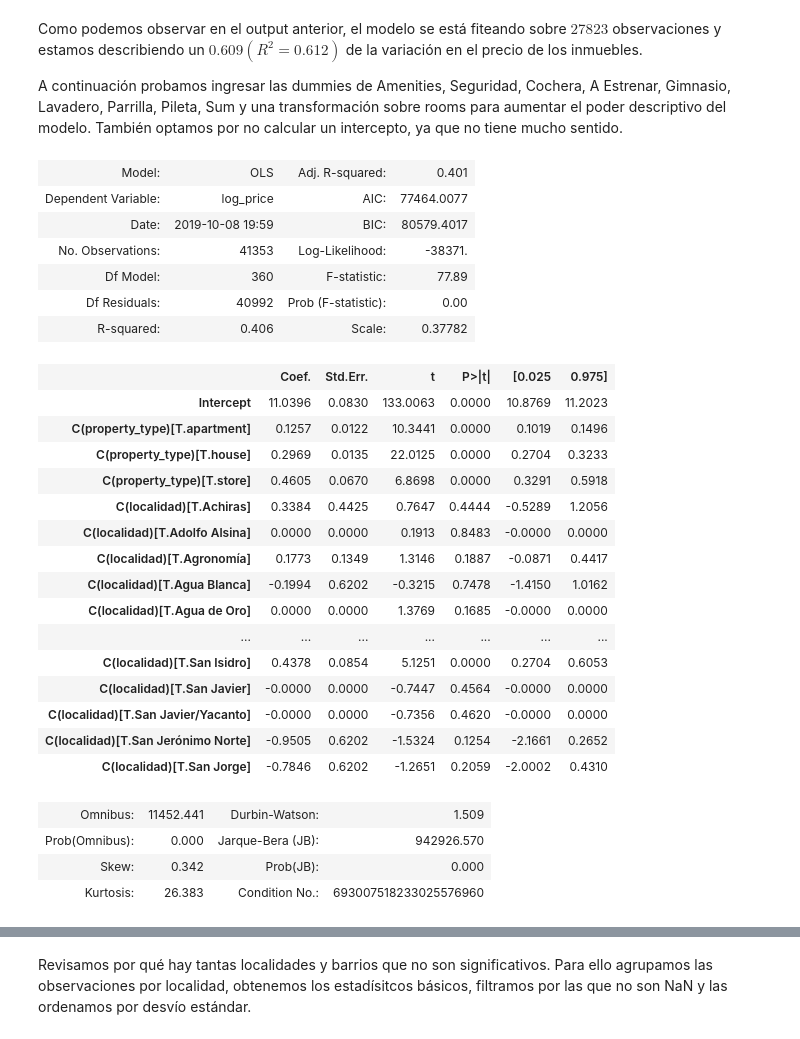
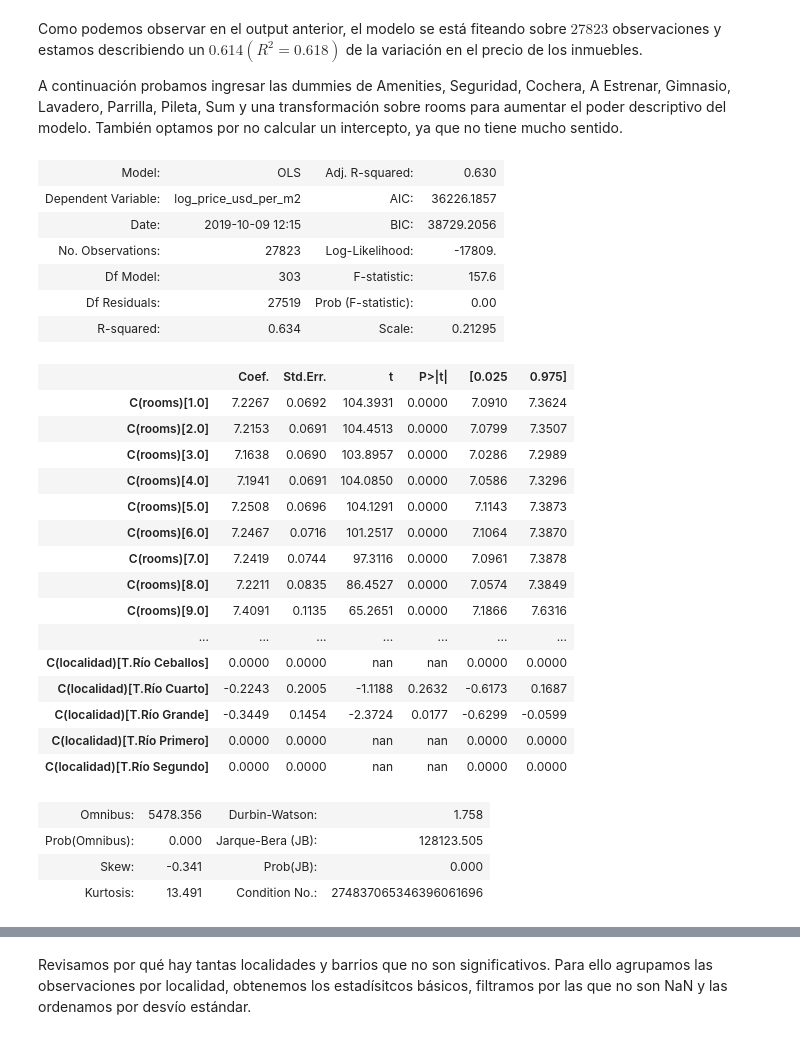
Before and after one commit to francodegio/DigitalHouse, a Jupyter notebook: Desafío 2 - Properati.ipynb, the cells around one changed output, grey strips where cells are left out. Saved outputs shown, nothing was run; the diff lists cells and outputs as text; code cells hidden in the pictures.

```diff
--- a/Desafío 2 - Properati.ipynb
+++ b/Desafío 2 - Properati.ipynb
@@ -96,37 +75,39 @@ model_base.fit().summary2()
 | Skew: | -0.398 | Prob(JB): | 0.000 |
 | Kurtosis: | 13.258 | Condition No.: | 387746840649198272512 |
 # %% [markdown]
-Como podemos observar en el output anterior, el modelo se está fiteando sobre $27823$ observaciones y estamos describiendo un $0.609 (R^2=0.612)$ de la variación en el precio de los inmuebles.
+Como podemos observar en el output anterior, el modelo se está fiteando sobre $27823$ observaciones y estamos describiendo un $0.614 (R^2=0.618)$ de la variación en el precio de los inmuebles.
 
 A continuación probamos ingresar las dummies de Amenities, Seguridad, Cochera, A Estrenar, Gimnasio, Lavadero, Parrilla, Pileta, Sum y una transformación sobre rooms para aumentar el poder descriptivo del modelo. También optamos por no calcular un intercepto, ya que no tiene mucho sentido.
 # %%
-model_base = smf.ols('log_price ~ rooms + surface_total_in_m2 +surface_covered_in_m2 + C(property_type) + C(localidad)', data=df)
-model_base.fit().summary2()
+model_base_mod =  smf.ols('log_price_usd_per_m2 ~ C(rooms)  + surface_total_in_m2 + \
+                            surface_covered_in_m2 + C(property_type) + C(localidad) + Seguridad + \
+                            Amenities + Cochera + Estrenar + Gimnasio + Lavadero + Parrilla + Pileta + SUM -1', data=df)
+model_base_mod.fit().summary2()
 # %% [output]
-| Model: | OLS | Adj. R-squared: | 0.401 |
-| Dependent Variable: | log_price | AIC: | 77464.0077 |
-| Date: | 2019-10-08 19:59 | BIC: | 80579.4017 |
-| No. Observations: | 41353 | Log-Likelihood: | -38371. |
-| Df Model: | 360 | F-statistic: | 77.89 |
-| Df Residuals: | 40992 | Prob (F-statistic): | 0.00 |
-| R-squared: | 0.406 | Scale: | 0.37782 |
+| Model: | OLS | Adj. R-squared: | 0.630 |
+| Dependent Variable: | log_price_usd_per_m2 | AIC: | 36226.1857 |
+| Date: | 2019-10-09 12:15 | BIC: | 38729.2056 |
+| No. Observations: | 27823 | Log-Likelihood: | -17809. |
+| Df Model: | 303 | F-statistic: | 157.6 |
+| Df Residuals: | 27519 | Prob (F-statistic): | 0.00 |
+| R-squared: | 0.634 | Scale: | 0.21295 |
 |  | Coef. | Std.Err. | t | P>|t| | [0.025 | 0.975] |
-| Intercept | 11.0396 | 0.0830 | 133.0063 | 0.0000 | 10.8769 | 11.2023 |
-| C(property_type)[T.apartment] | 0.1257 | 0.0122 | 10.3441 | 0.0000 | 0.1019 | 0.1496 |
-| C(property_type)[T.house] | 0.2969 | 0.0135 | 22.0125 | 0.0000 | 0.2704 | 0.3233 |
-| C(property_type)[T.store] | 0.4605 | 0.0670 | 6.8698 | 0.0000 | 0.3291 | 0.5918 |
-| C(localidad)[T.Achiras] | 0.3384 | 0.4425 | 0.7647 | 0.4444 | -0.5289 | 1.2056 |
-| C(localidad)[T.Adolfo Alsina] | 0.0000 | 0.0000 | 0.1913 | 0.8483 | -0.0000 | 0.0000 |
-| C(localidad)[T.Agronomía] | 0.1773 | 0.1349 | 1.3146 | 0.1887 | -0.0871 | 0.4417 |
-| C(localidad)[T.Agua Blanca] | -0.1994 | 0.6202 | -0.3215 | 0.7478 | -1.4150 | 1.0162 |
-| C(localidad)[T.Agua de Oro] | 0.0000 | 0.0000 | 1.3769 | 0.1685 | -0.0000 | 0.0000 |
+| C(rooms)[1.0] | 7.2267 | 0.0692 | 104.3931 | 0.0000 | 7.0910 | 7.3624 |
+| C(rooms)[2.0] | 7.2153 | 0.0691 | 104.4513 | 0.0000 | 7.0799 | 7.3507 |
+| C(rooms)[3.0] | 7.1638 | 0.0690 | 103.8957 | 0.0000 | 7.0286 | 7.2989 |
+| C(rooms)[4.0] | 7.1941 | 0.0691 | 104.0850 | 0.0000 | 7.0586 | 7.3296 |
+| C(rooms)[5.0] | 7.2508 | 0.0696 | 104.1291 | 0.0000 | 7.1143 | 7.3873 |
+| C(rooms)[6.0] | 7.2467 | 0.0716 | 101.2517 | 0.0000 | 7.1064 | 7.3870 |
+| C(rooms)[7.0] | 7.2419 | 0.0744 | 97.3116 | 0.0000 | 7.0961 | 7.3878 |
+| C(rooms)[8.0] | 7.2211 | 0.0835 | 86.4527 | 0.0000 | 7.0574 | 7.3849 |
+| C(rooms)[9.0] | 7.4091 | 0.1135 | 65.2651 | 0.0000 | 7.1866 | 7.6316 |
 | ... | ... | ... | ... | ... | ... | ... |
-| C(localidad)[T.San Isidro] | 0.4378 | 0.0854 | 5.1251 | 0.0000 | 0.2704 | 0.6053 |
-| C(localidad)[T.San Javier] | -0.0000 | 0.0000 | -0.7447 | 0.4564 | -0.0000 | 0.0000 |
-| C(localidad)[T.San Javier/Yacanto] | -0.0000 | 0.0000 | -0.7356 | 0.4620 | -0.0000 | 0.0000 |
-| C(localidad)[T.San Jerónimo Norte] | -0.9505 | 0.6202 | -1.5324 | 0.1254 | -2.1661 | 0.2652 |
-| C(localidad)[T.San Jorge] | -0.7846 | 0.6202 | -1.2651 | 0.2059 | -2.0002 | 0.4310 |
+| C(localidad)[T.Río Ceballos] | 0.0000 | 0.0000 | nan | nan | 0.0000 | 0.0000 |
+| C(localidad)[T.Río Cuarto] | -0.2243 | 0.2005 | -1.1188 | 0.2632 | -0.6173 | 0.1687 |
+| C(localidad)[T.Río Grande] | -0.3449 | 0.1454 | -2.3724 | 0.0177 | -0.6299 | -0.0599 |
+| C(localidad)[T.Río Primero] | 0.0000 | 0.0000 | nan | nan | 0.0000 | 0.0000 |
+| C(localidad)[T.Río Segundo] | 0.0000 | 0.0000 | nan | nan | 0.0000 | 0.0000 |
-| Omnibus: | 11452.441 | Durbin-Watson: | 1.509 |
-| Prob(Omnibus): | 0.000 | Jarque-Bera (JB): | 942926.570 |
-| Skew: | 0.342 | Prob(JB): | 0.000 |
-| Kurtosis: | 26.383 | Condition No.: | 693007518233025576960 |
+| Omnibus: | 5478.356 | Durbin-Watson: | 1.758 |
+| Prob(Omnibus): | 0.000 | Jarque-Bera (JB): | 128123.505 |
+| Skew: | -0.341 | Prob(JB): | 0.000 |
+| Kurtosis: | 13.491 | Condition No.: | 274837065346396061696 |
```
Also changed, not shown: parts of 48 cells of this notebook, 1 other file.
